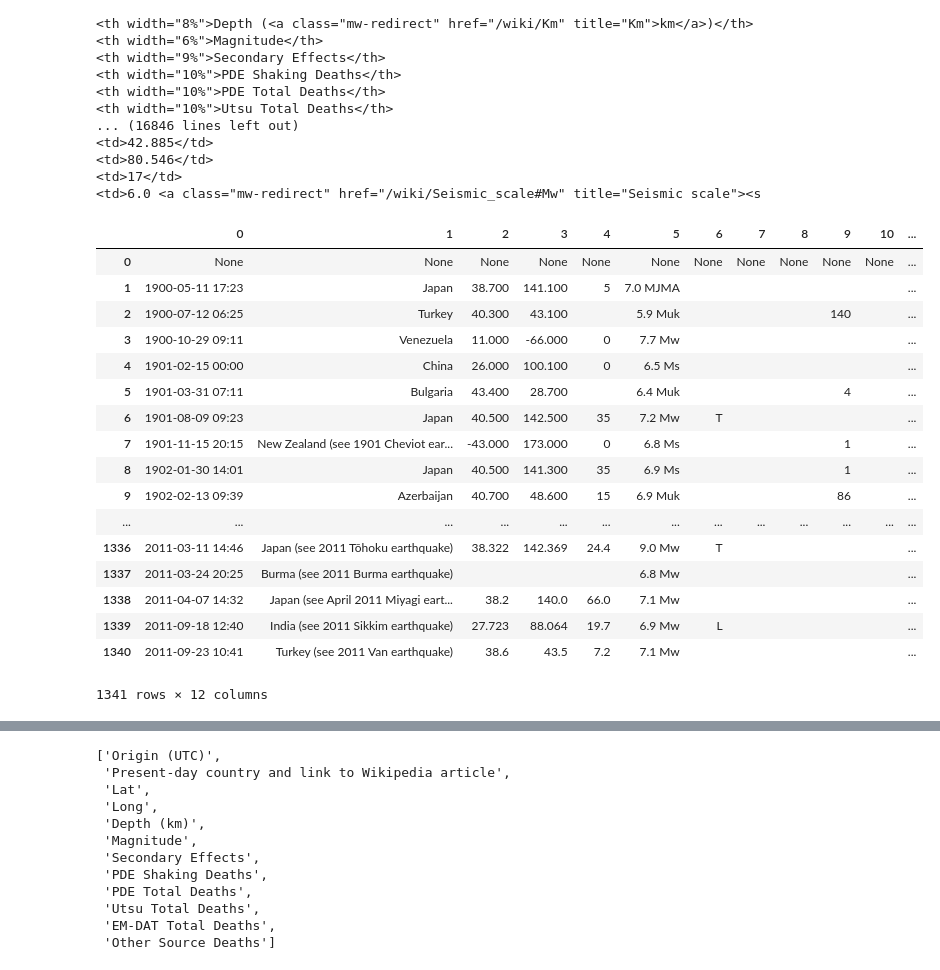
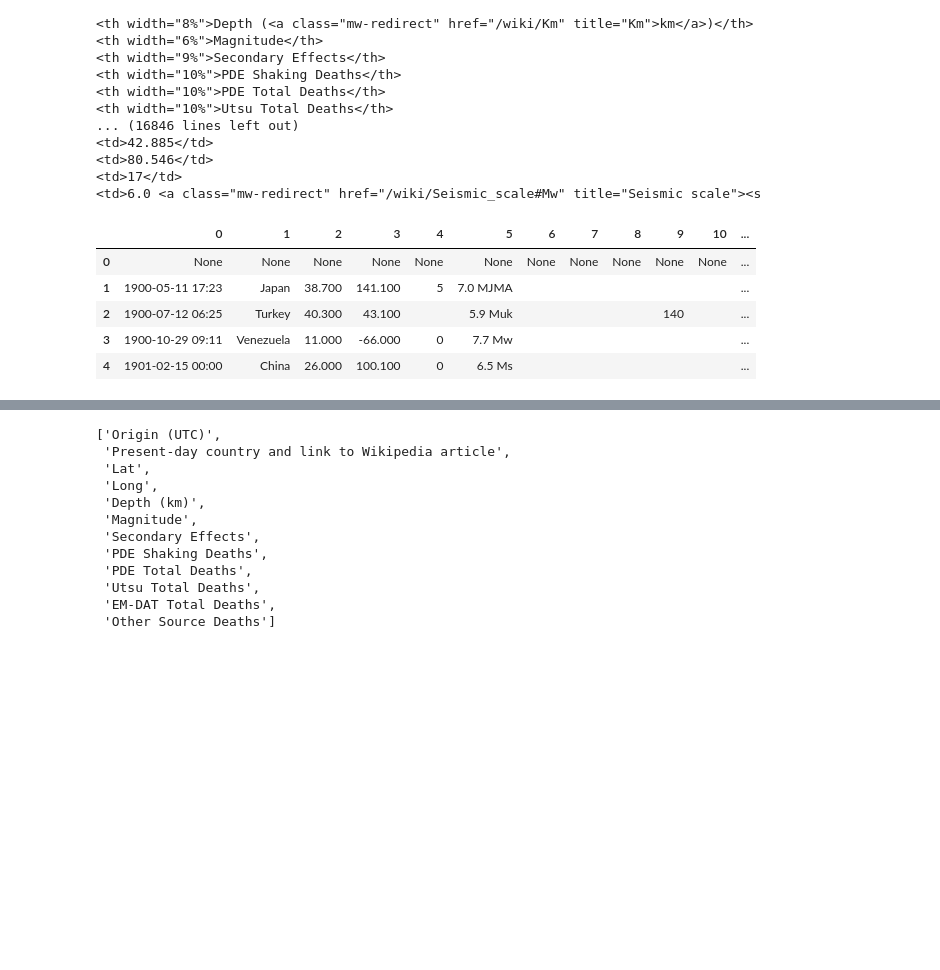
Before and after one commit to shrutijalewar/data-question-3-xtreme-united, a Jupyter notebook: dq-3.ipynb, the cells around one changed output, grey strips where cells are left out. Saved outputs shown, nothing was run; the diff lists cells and outputs as text; code cells hidden in the pictures; blank space fills up the shorter version.

```diff
--- a/dq-3.ipynb
+++ b/dq-3.ipynb
@@ -76,28 +76,16 @@ print(eq_table)
 # %%
 data = []
 for row in eq_table.find_all('tr'):
     cells = row.find_all('td')
     cells = [ele.text.strip() for ele in cells]
     data.append(cells)
     eq_df = pd.DataFrame(data)
-eq_df
+eq_df.head()
 # %% [output]
 |  | 0 | 1 | 2 | 3 | 4 | 5 | 6 | 7 | 8 | 9 | 10 | ... |
 | 0 | None | None | None | None | None | None | None | None | None | None | None | ... |
 | 1 | 1900-05-11 17:23 | Japan | 38.700 | 141.100 | 5 | 7.0 MJMA |  |  |  |  |  | ... |
 | 2 | 1900-07-12 06:25 | Turkey | 40.300 | 43.100 |  | 5.9 Muk |  |  |  | 140 |  | ... |
 | 3 | 1900-10-29 09:11 | Venezuela | 11.000 | -66.000 | 0 | 7.7 Mw |  |  |  |  |  | ... |
 | 4 | 1901-02-15 00:00 | China | 26.000 | 100.100 | 0 | 6.5 Ms |  |  |  |  |  | ... |
-| 5 | 1901-03-31 07:11 | Bulgaria | 43.400 | 28.700 |  | 6.4 Muk |  |  |  | 4 |  | ... |
-| 6 | 1901-08-09 09:23 | Japan | 40.500 | 142.500 | 35 | 7.2 Mw | T |  |  |  |  | ... |
-| 7 | 1901-11-15 20:15 | New Zealand (see 1901 Cheviot ear... | -43.000 | 173.000 | 0 | 6.8 Ms |  |  |  | 1 |  | ... |
-| 8 | 1902-01-30 14:01 | Japan | 40.500 | 141.300 | 35 | 6.9 Ms |  |  |  | 1 |  | ... |
-| 9 | 1902-02-13 09:39 | Azerbaijan | 40.700 | 48.600 | 15 | 6.9 Muk |  |  |  | 86 |  | ... |
-| ... | ... | ... | ... | ... | ... | ... | ... | ... | ... | ... | ... | ... |
-| 1336 | 2011-03-11 14:46 | Japan (see 2011 Tōhoku earthquake) | 38.322 | 142.369 | 24.4 | 9.0 Mw | T |  |  |  |  | ... |
-| 1337 | 2011-03-24 20:25 | Burma (see 2011 Burma earthquake) |  |  |  | 6.8 Mw |  |  |  |  |  | ... |
-| 1338 | 2011-04-07 14:32 | Japan (see April 2011 Miyagi eart... | 38.2 | 140.0 | 66.0 | 7.1 Mw |  |  |  |  |  | ... |
-| 1339 | 2011-09-18 12:40 | India (see 2011 Sikkim earthquake) | 27.723 | 88.064 | 19.7 | 6.9 Mw | L |  |  |  |  | ... |
-| 1340 | 2011-09-23 10:41 | Turkey (see 2011 Van earthquake) | 38.6 | 43.5 | 7.2 | 7.1 Mw |  |  |  |  |  | ... |
-1341 rows × 12 columns
 # %%
```
Also changed, not shown: parts of 1 cell of this notebook.
